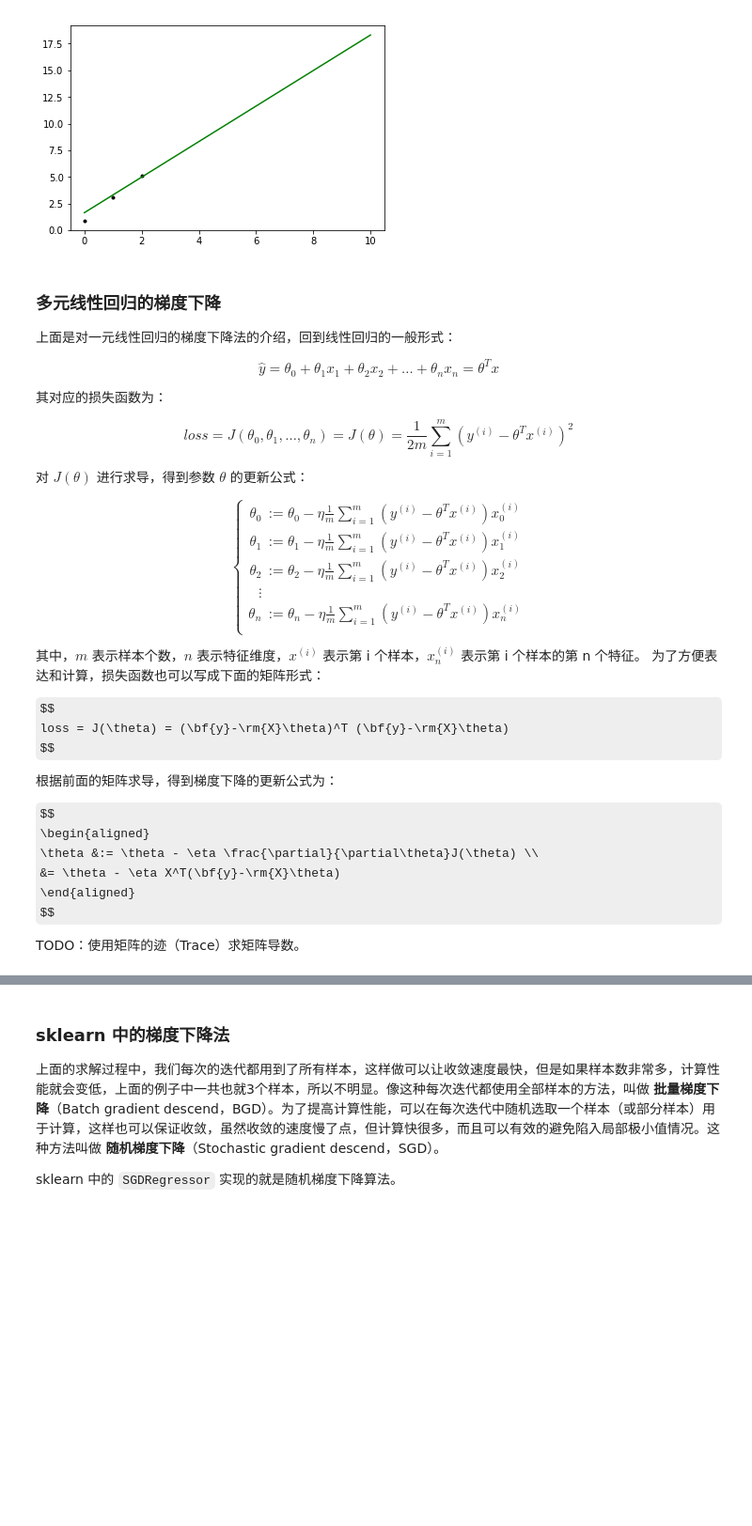
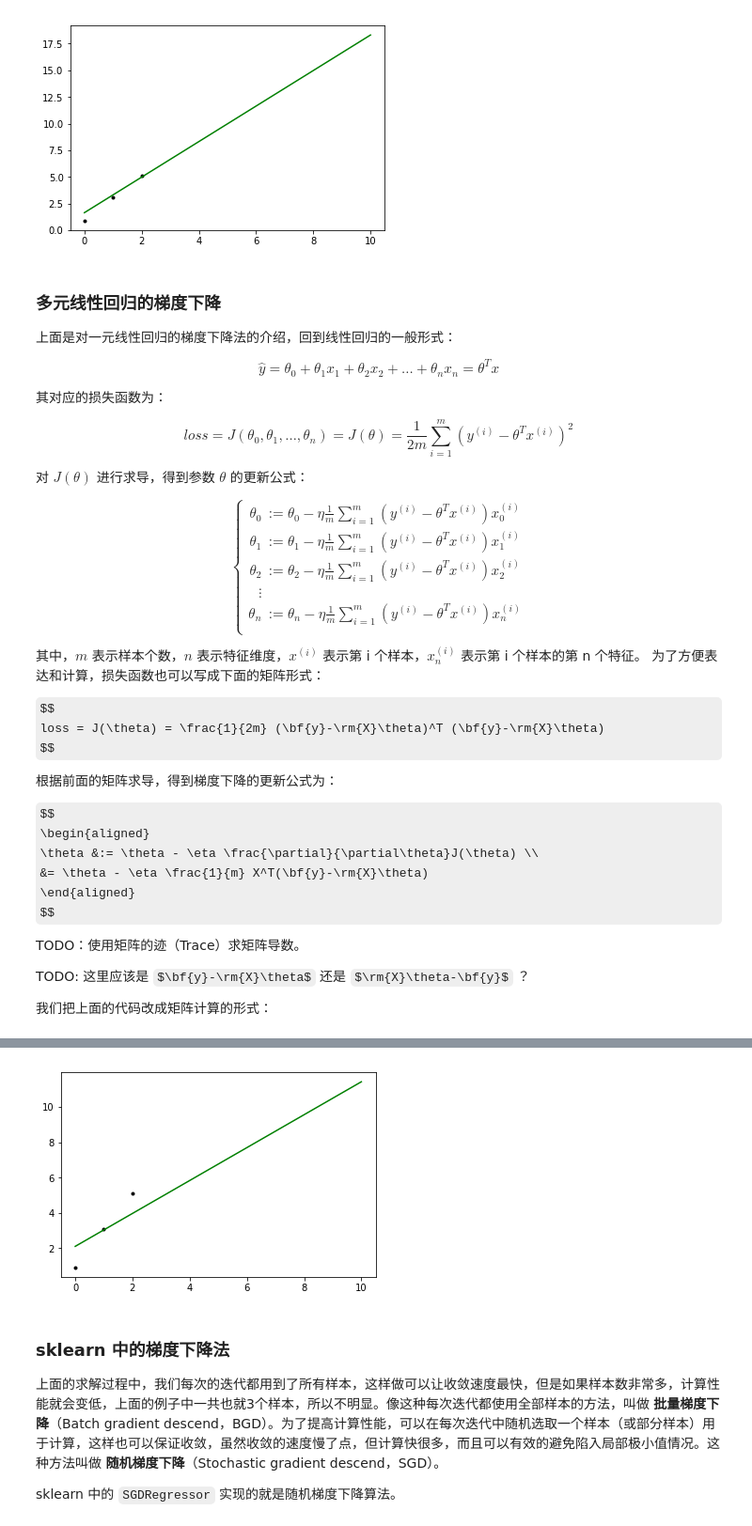
Before and after one commit to aneasystone/ml-notes, a Jupyter notebook: 回归/12. 利用梯度下降法解线性回归.ipynb, the cells around one changed output, grey strips where cells are left out. Shown at 94% size. Saved outputs shown, nothing was run; the diff lists cells and outputs as text; code cells hidden in the pictures; some formulas as TeX source; blank space fills up the shorter version.

```diff
--- a/回归/12. 利用梯度下降法解线性回归.ipynb
+++ b/回归/12. 利用梯度下降法解线性回归.ipynb
@@ -180,7 +178,7 @@ $$
 为了方便表达和计算，损失函数也可以写成下面的矩阵形式：
 
 $$
-loss = J(\theta) = (\bf{y}-\rm{X}\theta)^T (\bf{y}-\rm{X}\theta)
+loss = J(\theta) = \frac{1}{2m} (\bf{y}-\rm{X}\theta)^T (\bf{y}-\rm{X}\theta)
 $$
 
 根据前面的矩阵求导，得到梯度下降的更新公式为：
@@ -188,8 +186,58 @@ $$
 $$
 \begin{aligned}
 \theta &:= \theta - \eta \frac{\partial}{\partial\theta}J(\theta) \\
-       &= \theta - \eta X^T(\bf{y}-\rm{X}\theta)
+       &= \theta - \eta \frac{1}{m} X^T(\bf{y}-\rm{X}\theta)
 \end{aligned}
 $$
 
 TODO：使用矩阵的迹（Trace）求矩阵导数。
+
+TODO: 这里应该是 $\bf{y}-\rm{X}\theta$ 还是 $\rm{X}\theta-\bf{y}$ ？
+
+我们把上面的代码改成矩阵计算的形式：
+# %%
+import numpy as np
+
+# 计算损失函数 J 的梯度
+def gradient_function(theta, X, y):
+    diff = np.dot(X, theta) - y
+    return (1./m) * np.dot(np.transpose(X), diff)
+
+# 梯度下降
+def gradient_descent(X, y, eta, theta_init):
+    theta = theta_init
+    gradient = gradient_function(theta, X, y)
+    while not np.all(np.absolute(gradient) <= 1e-10):
+        theta = theta - eta * gradient
+        gradient = gradient_function(theta, X, y)
+    return theta
+
+# 损失函数
+def loss_function(theta, X, y):
+    diff = np.dot(X, theta) - y
+    return (1./2*m) * np.dot(np.transpose(diff), diff)
+
+# 数据集
+X0 = np.ones((3, 1))
+X1 = np.array([0,1,2]).reshape(-1, 1)
+X = np.hstack((X0, X1))
+y = np.array([0.9, 3.1, 5.1]).reshape(-1, 1)
+
+# 学习率
+eta = 0.01
+
+# 初始值
+theta_init = np.array([1, 1]).reshape(-1, 1)
+
+# 使用梯度下降求解线性回归
+theta = gradient_descent(X, y, eta, theta_init)
+print('theta:', theta[0,0], theta[1,0])
+print('loss:', loss_function(theta, X, y))
+
+# 绘制图形
+plt.plot(X1, y, 'k.')
+x = np.linspace(0, 10, 10)
+y = theta[0,0]*x+theta[1,0]
+plt.plot(x, y, 'g-')
+plt.show()
+# %% [output]
@@ -196,3 +246,4 @@ TODO：使用矩阵的迹（Trace）求矩阵导数。
+[figure, added]
 # %% [markdown]
 ### sklearn 中的梯度下降法
 
```
Also changed, not shown: parts of 2 cells of this notebook.
